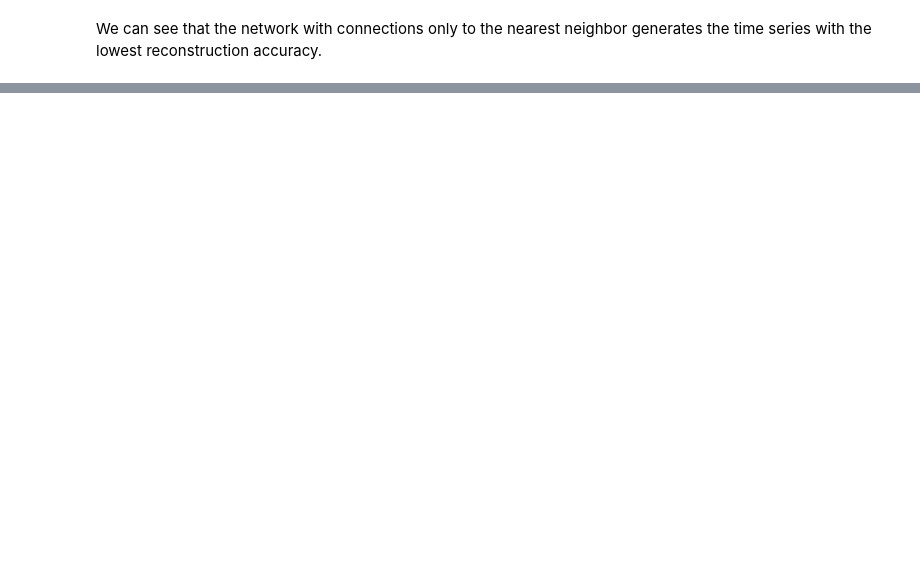
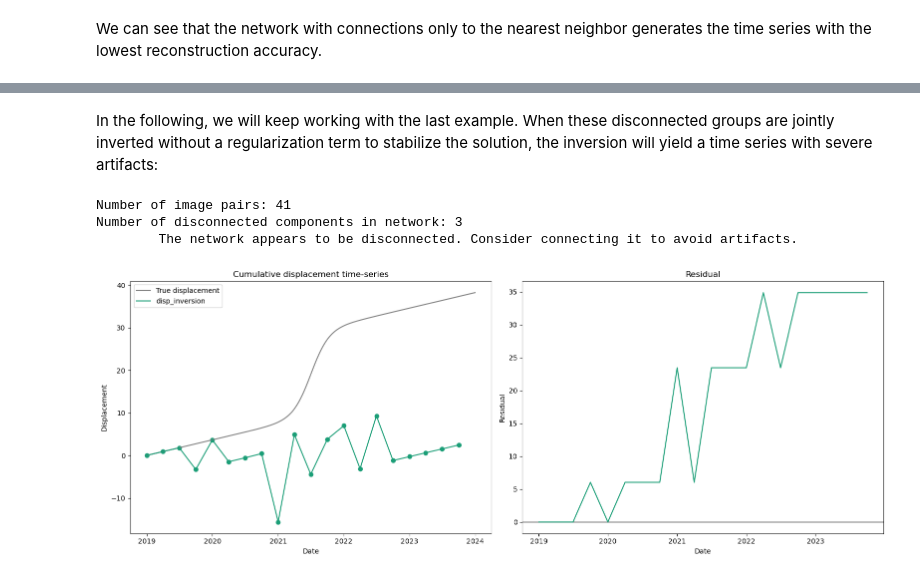
Before and after one commit to UP-RS-ESP/timeseries_inversion, a Jupyter notebook: timeseries_inversion_sparse_and_disconnected_networks.ipynb, the cells around one changed output, grey strips where cells are left out. Saved outputs shown, nothing was run; the diff lists cells and outputs as text; code cells hidden in the pictures; blank space fills up the shorter version.

```diff
--- a/timeseries_inversion_sparse_and_disconnected_networks.ipynb
+++ b/timeseries_inversion_sparse_and_disconnected_networks.ipynb
@@ -80,0 +104,13 @@ We can see that the network with connections only to the nearest neighbor genera
+# %% [markdown]
+In the following, we will keep working with the last example. When these disconnected groups are jointly inverted without a regularization term to stabilize the solution, the inversion will yield a time series with severe artifacts:
+# %%
+#assign displacement measurements according to original signal
+network_d3['disp'] = network_d3.apply(lambda row: inv.find_dsoll(row, original_signal), axis = 1)
+
+ts_d3 = inv.run_inversion(network_d3)
+inv.plot_results(ts_d3, original_signal)
+# %% [output]
+Number of image pairs: 41
+Number of disconnected components in network: 3
+        The network appears to be disconnected. Consider connecting it to avoid artifacts.
+[figure, added]
```
Also changed, not shown: parts of 6 cells of this notebook, 2 other files.
